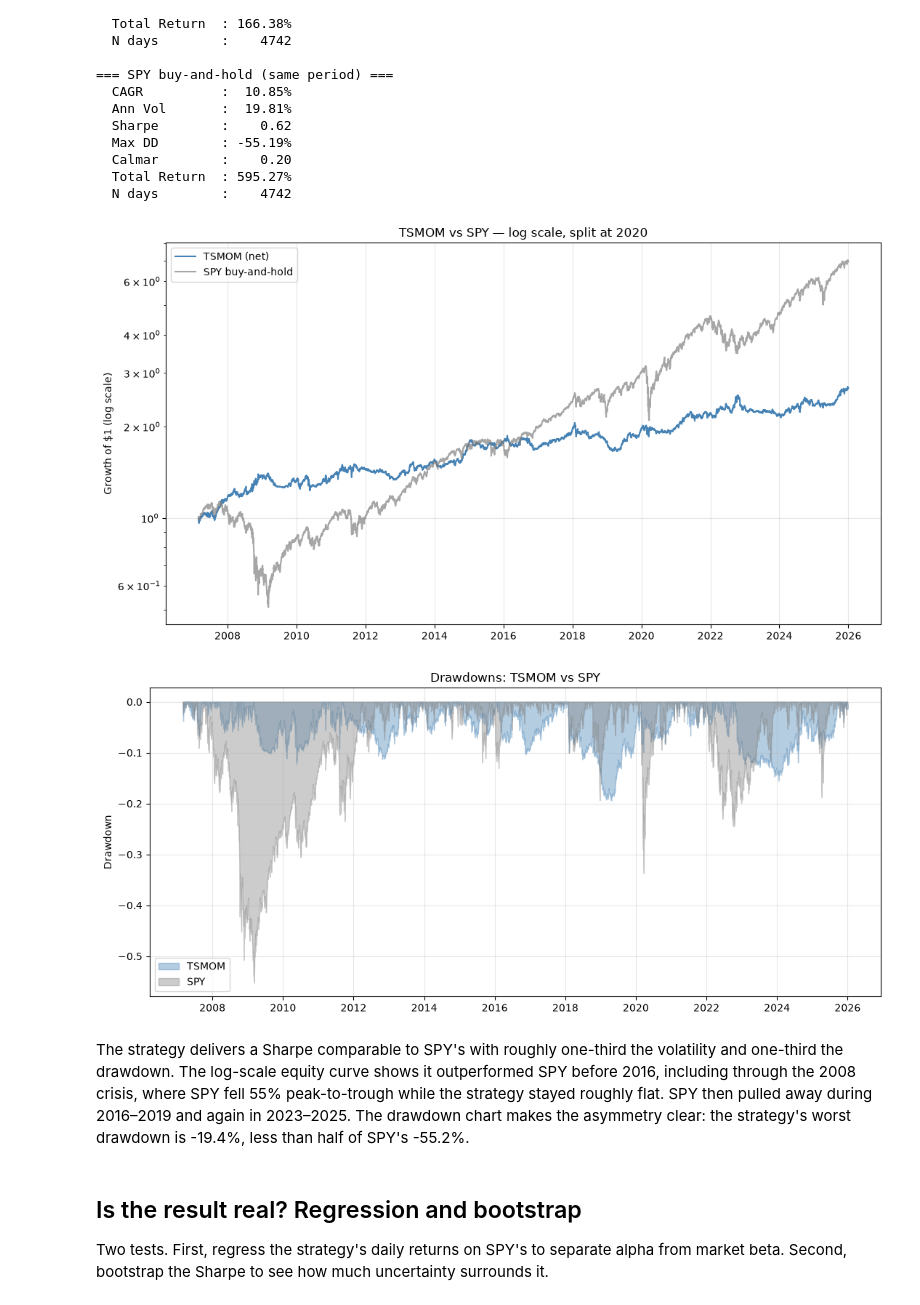
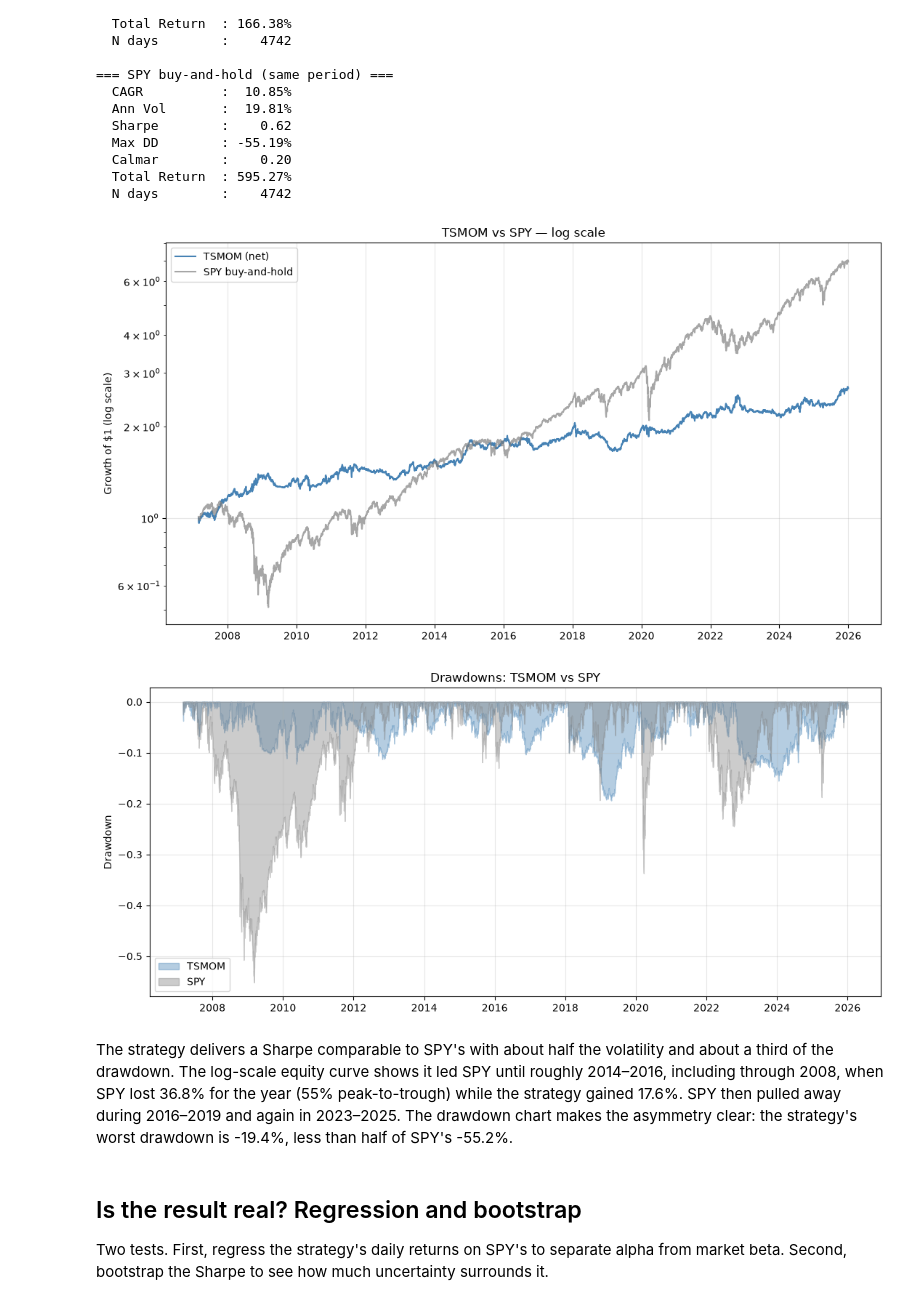
Before and after one commit to MohsinMuzammil/tsmom-etf-backtest, a Jupyter notebook: tsmom_exploration.ipynb, the cells around one changed output. Saved outputs shown, nothing was run; the diff lists cells and outputs as text; code cells hidden in the pictures.

```diff
--- a/tsmom_exploration.ipynb
+++ b/tsmom_exploration.ipynb
@@ -95,18 +91,13 @@ print_perf(stats_spy, "SPY buy-and-hold (same period)")
   Total Return  : 595.27%
   N days        :    4742
 # %%
-plot_equity_curve(port, spy, title="TSMOM vs SPY — log scale, split at 2020")
+plot_equity_curve(port, spy, title="TSMOM vs SPY — log scale")
 plot_drawdowns(port, spy)
 # %% [output]
-[figure, old version]
+[figure, new version]
 [figure]
 # %% [markdown]
-The strategy delivers a Sharpe comparable to SPY's with roughly one-third the
-volatility and one-third the drawdown. The log-scale equity curve shows it
-outperformed SPY before 2016, including through the 2008 crisis, where SPY
-fell 55% peak-to-trough while the strategy stayed roughly flat. SPY then pulled
-away during 2016–2019 and again in 2023–2025. The drawdown chart makes the asymmetry
-clear: the strategy's worst drawdown is -19.4%, less than half of SPY's -55.2%.
+The strategy delivers a Sharpe comparable to SPY's with about half the volatility and about a third of the drawdown. The log-scale equity curve shows it led SPY until roughly 2014–2016, including through 2008, when SPY lost 36.8% for the year (55% peak-to-trough) while the strategy gained 17.6%. SPY then pulled away during 2016–2019 and again in 2023–2025. The drawdown chart makes the asymmetry clear: the strategy's worst drawdown is -19.4%, less than half of SPY's -55.2%.
 # %% [markdown]
 ## Is the result real? Regression and bootstrap
 
```
Also changed, not shown: parts of 13 cells of this notebook, 2 other files.
